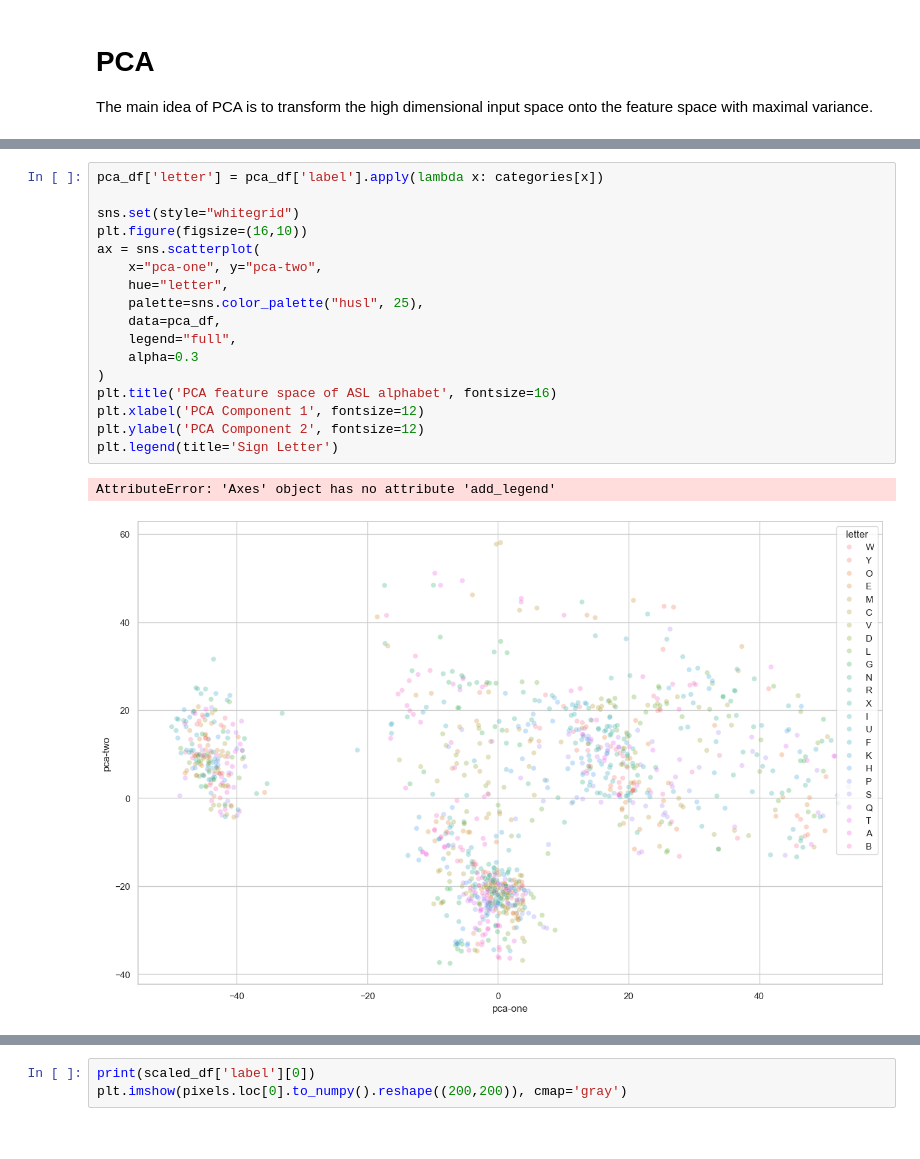
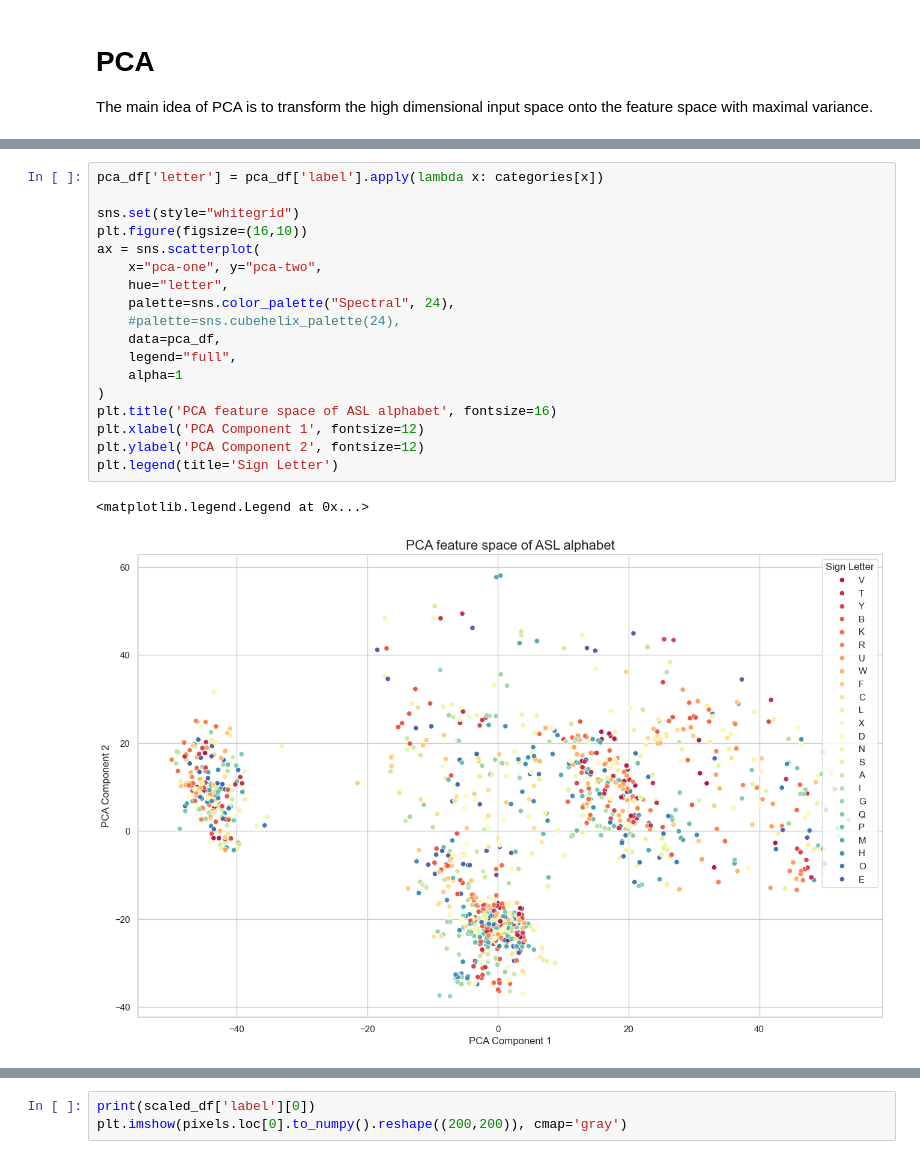
Before and after one commit to teostereciu/mlp, a Jupyter notebook: notebooks/explore.ipynb, the cells around one changed output, grey strips where cells are left out. Drawn from its saved outputs; the diff is of its cells as text.

```diff
--- a/notebooks/explore.ipynb
+++ b/notebooks/explore.ipynb
@@ -262,20 +262,21 @@ pca_df.head()
 # %%
 pca_df['letter'] = pca_df['label'].apply(lambda x: categories[x])
 
 sns.set(style="whitegrid")
 plt.figure(figsize=(16,10))
 ax = sns.scatterplot(
     x="pca-one", y="pca-two",
     hue="letter",
-    palette=sns.color_palette("husl", 25),
+    palette=sns.color_palette("Spectral", 24),
+    #palette=sns.cubehelix_palette(24),
     data=pca_df,
     legend="full",
-    alpha=0.3
+    alpha=1
 )
 plt.title('PCA feature space of ASL alphabet', fontsize=16)
 plt.xlabel('PCA Component 1', fontsize=12)
 plt.ylabel('PCA Component 2', fontsize=12)
 plt.legend(title='Sign Letter')
 # %% [output]
-AttributeError: 'Axes' object has no attribute 'add_legend'
+<matplotlib.legend.Legend at 0x...>
-[figure, old version]
+[figure, new version]
```
Also changed, not shown: parts of 8 cells of this notebook.
